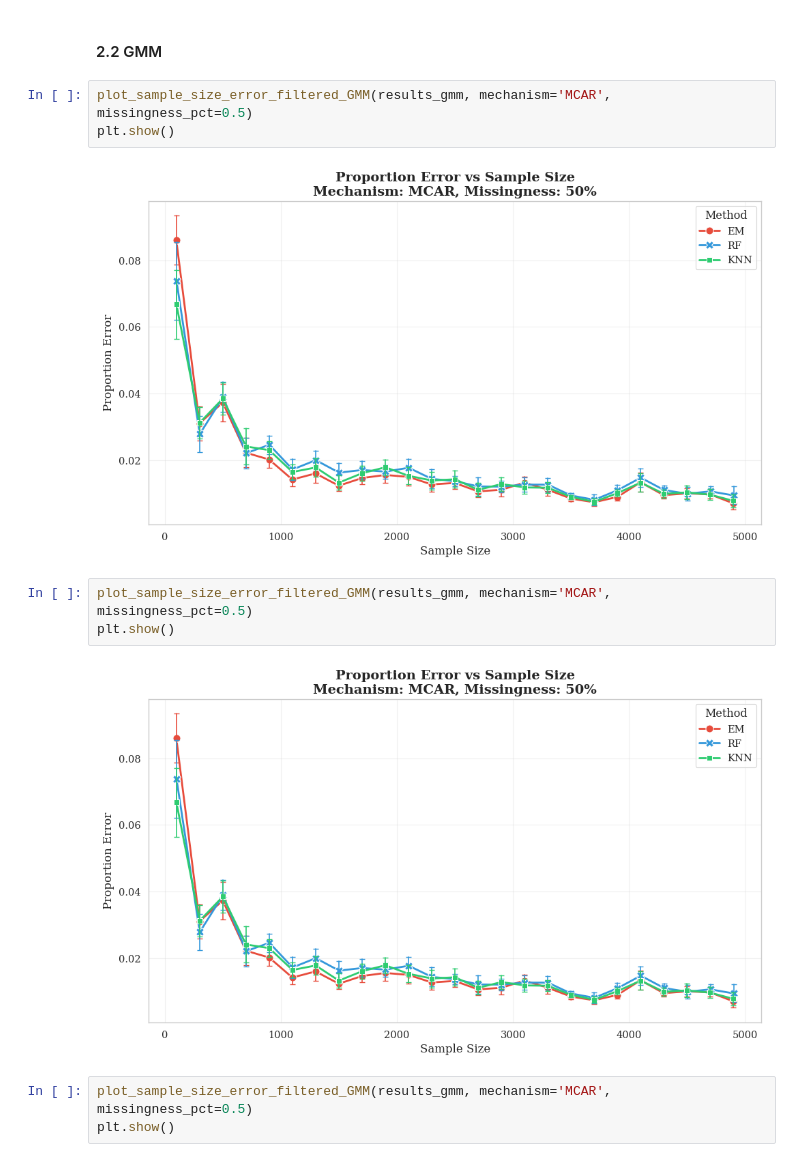
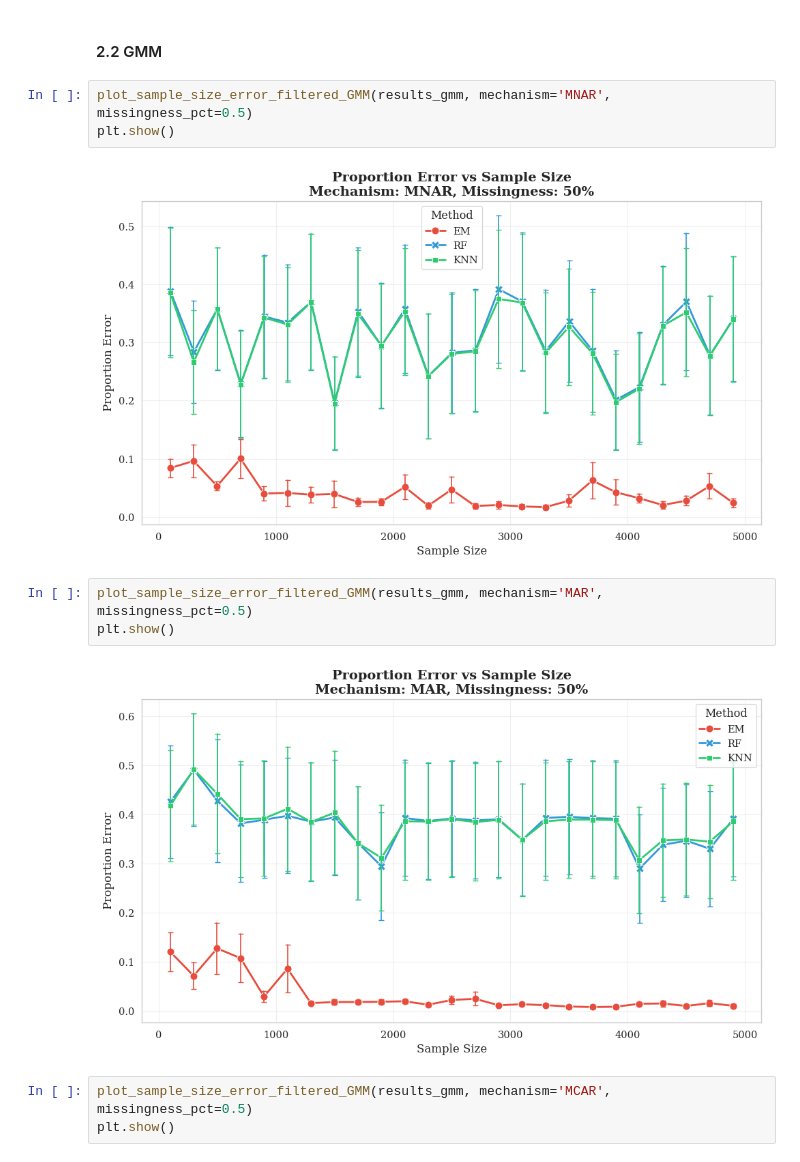
Before and after one commit to leonardotonelli/em-imputation, a Jupyter notebook: additional_visualizations.ipynb, the cells around one changed output. Saved outputs shown, nothing was run; the diff lists cells and outputs as text.

```diff
--- a/additional_visualizations.ipynb
+++ b/additional_visualizations.ipynb
@@ -111,15 +111,15 @@ plt.show()
 # %% [markdown]
 #### 2.2 GMM
 # %%
-plot_sample_size_error_filtered_GMM(results_gmm, mechanism='MCAR', missingness_pct=0.5)
+plot_sample_size_error_filtered_GMM(results_gmm, mechanism='MNAR', missingness_pct=0.5)
 plt.show()
 # %% [output]
-[figure, old version]
+[figure, new version]
 # %%
-plot_sample_size_error_filtered_GMM(results_gmm, mechanism='MCAR', missingness_pct=0.5)
+plot_sample_size_error_filtered_GMM(results_gmm, mechanism='MAR', missingness_pct=0.5)
 plt.show()
 # %% [output]
-[figure, old version]
+[figure, new version]
 # %%
 plot_sample_size_error_filtered_GMM(results_gmm, mechanism='MCAR', missingness_pct=0.5)
 plt.show()
```
Also changed, not shown: parts of 6 cells of this notebook, 30 other files.
